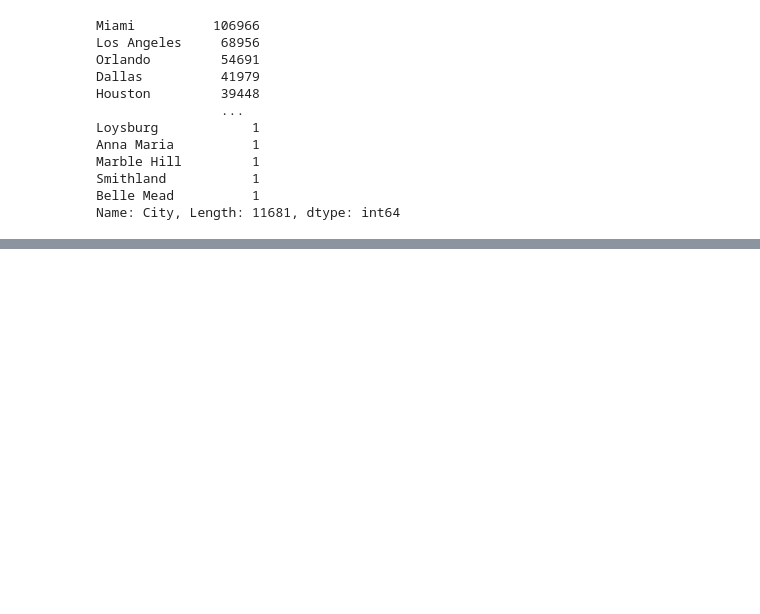
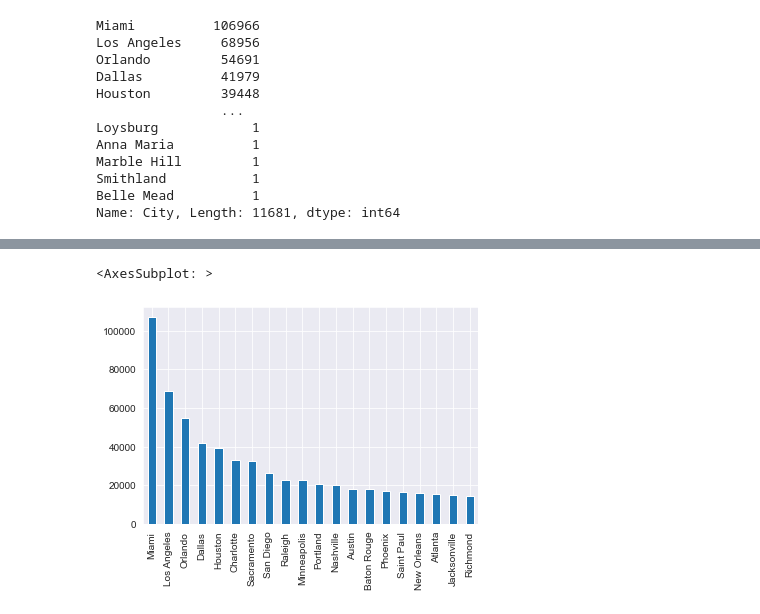
Before and after one commit to AHQJOHN/EDA_project, a Jupyter notebook: EDA-on-US-accidents-data.ipynb, the cells around one changed output, grey strips where cells are left out. Cells and saved outputs as stored; diff of their text form; code cells hidden in the pictures; blank space fills up the shorter version.

```diff
--- a/EDA-on-US-accidents-data.ipynb
+++ b/EDA-on-US-accidents-data.ipynb
@@ -122,0 +148,8 @@ Name: City, Length: 11681, dtype: int64
+# %%
+import seaborn as sns
+sns.set_style("darkgrid")
+
+cities_by_accident.iloc[:20].plot(kind ="bar")
+# %% [output]
+<AxesSubplot: >
+[figure, added]
```
Also changed, not shown: parts of 19 cells of this notebook.
